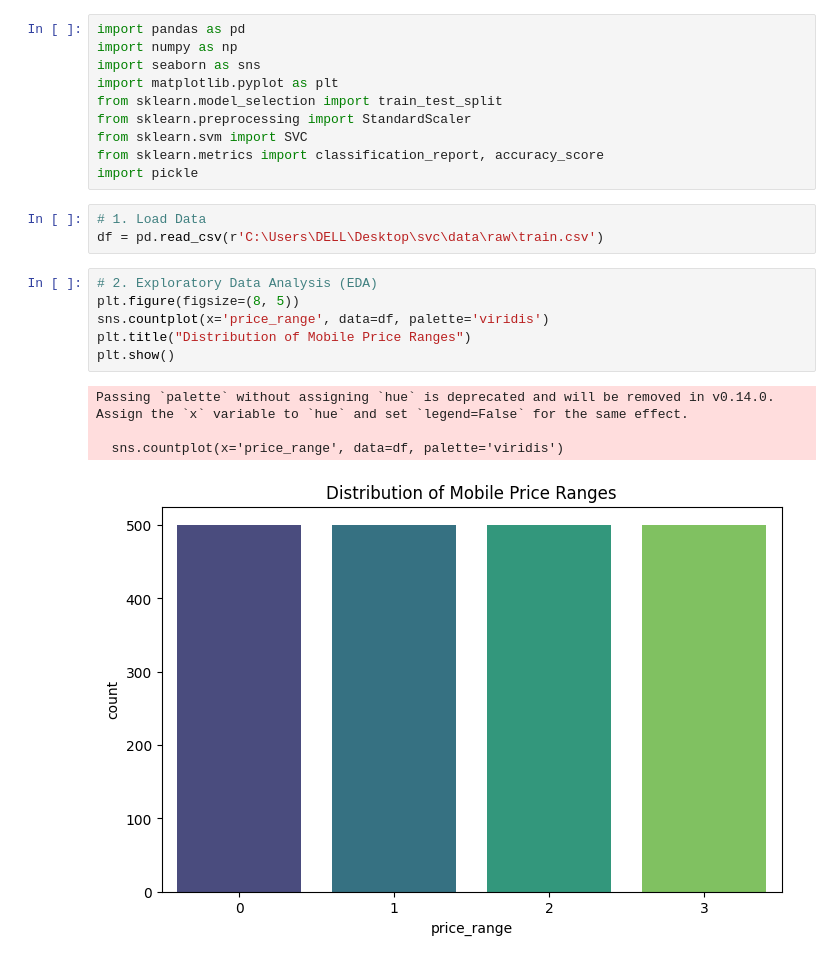
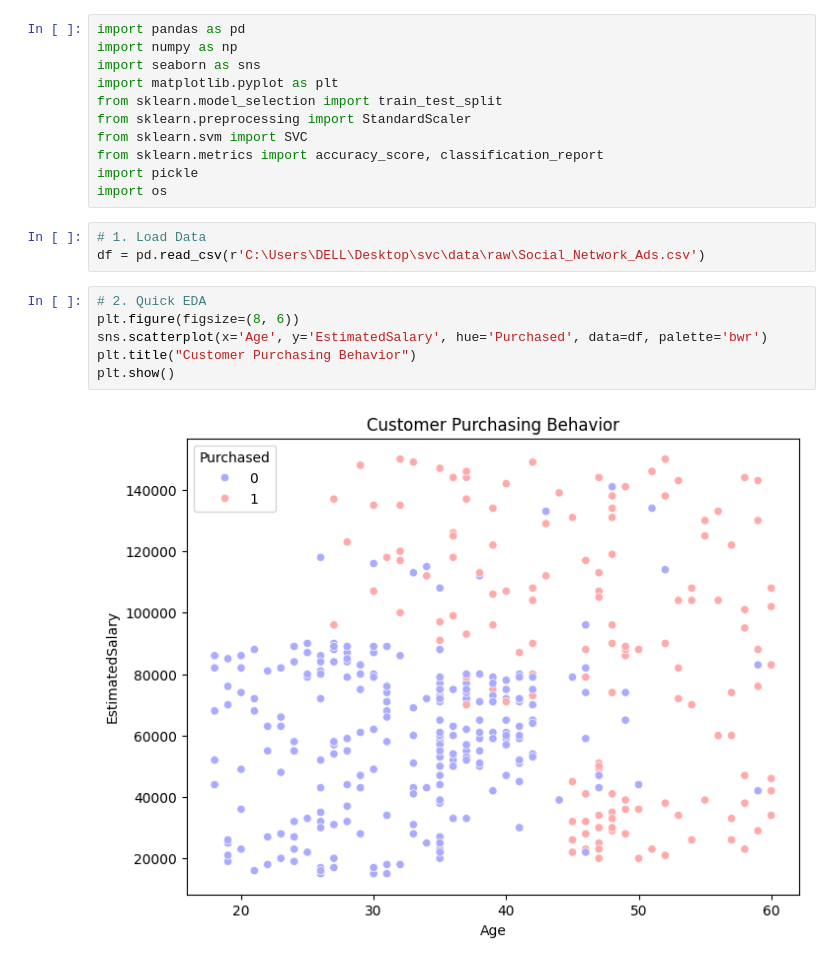
Before and after one commit to biradar-vilohith-patil/support-vector-classifier, a Jupyter notebook: notebooks/eda1.ipynb, the cells around one changed output. Cells and saved outputs as stored; diff of their text form.

```diff
--- a/notebooks/eda1.ipynb
+++ b/notebooks/eda1.ipynb
@@ -6,20 +6,18 @@ import matplotlib.pyplot as plt
 from sklearn.model_selection import train_test_split
 from sklearn.preprocessing import StandardScaler
 from sklearn.svm import SVC
-from sklearn.metrics import classification_report, accuracy_score
+from sklearn.metrics import accuracy_score, classification_report
 import pickle
+import os
 # %%
 # 1. Load Data
-df = pd.read_csv(r'C:\Users\DELL\Desktop\svc\data\raw\train.csv')
+df = pd.read_csv(r'C:\Users\DELL\Desktop\svc\data\raw\Social_Network_Ads.csv')
 # %%
-# 2. Exploratory Data Analysis (EDA)
-plt.figure(figsize=(8, 5))
-sns.countplot(x='price_range', data=df, palette='viridis')
-plt.title("Distribution of Mobile Price Ranges")
+# 2. Quick EDA
+plt.figure(figsize=(8, 6))
+sns.scatterplot(x='Age', y='EstimatedSalary', hue='Purchased', data=df, palette='bwr')
+plt.title("Customer Purchasing Behavior")
 plt.show()
 # %% [output]
-Passing `palette` without assigning `hue` is deprecated and will be removed in v0.14.0. Assign the `x` variable to `hue` and set `legend=False` for the same effect.
-
-  sns.countplot(x='price_range', data=df, palette='viridis')
-[figure, old version]
+[figure, new version]
 # %%
```
Also changed, not shown: parts of 6 cells of this notebook, 2 other files.
